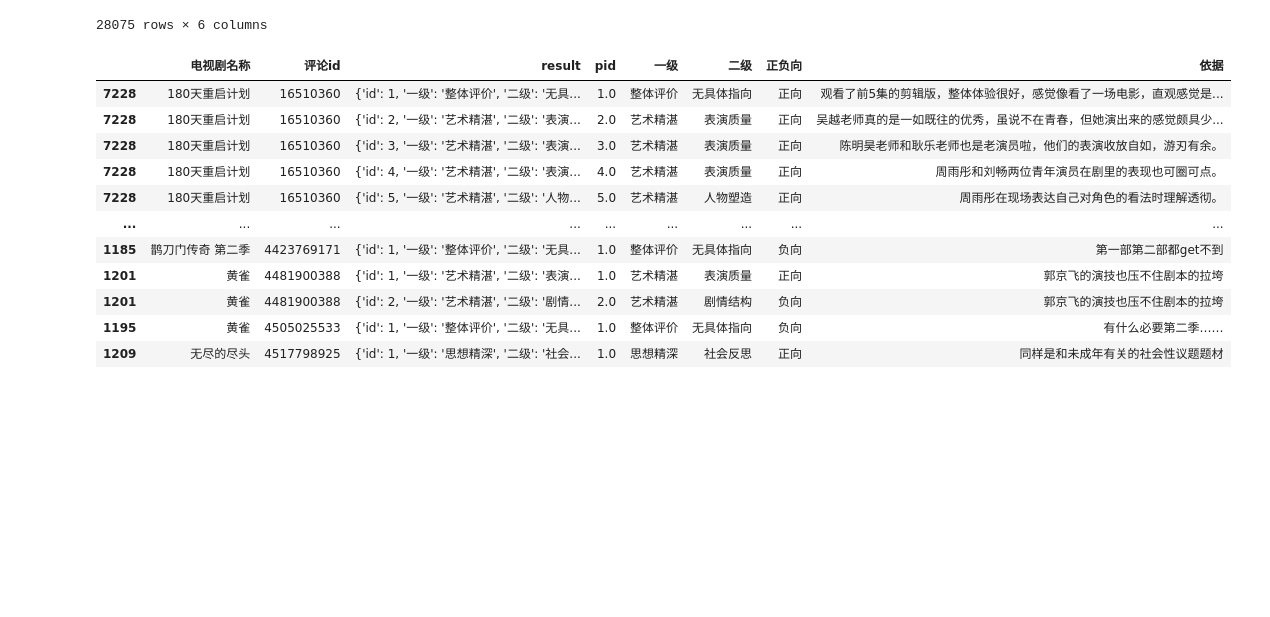
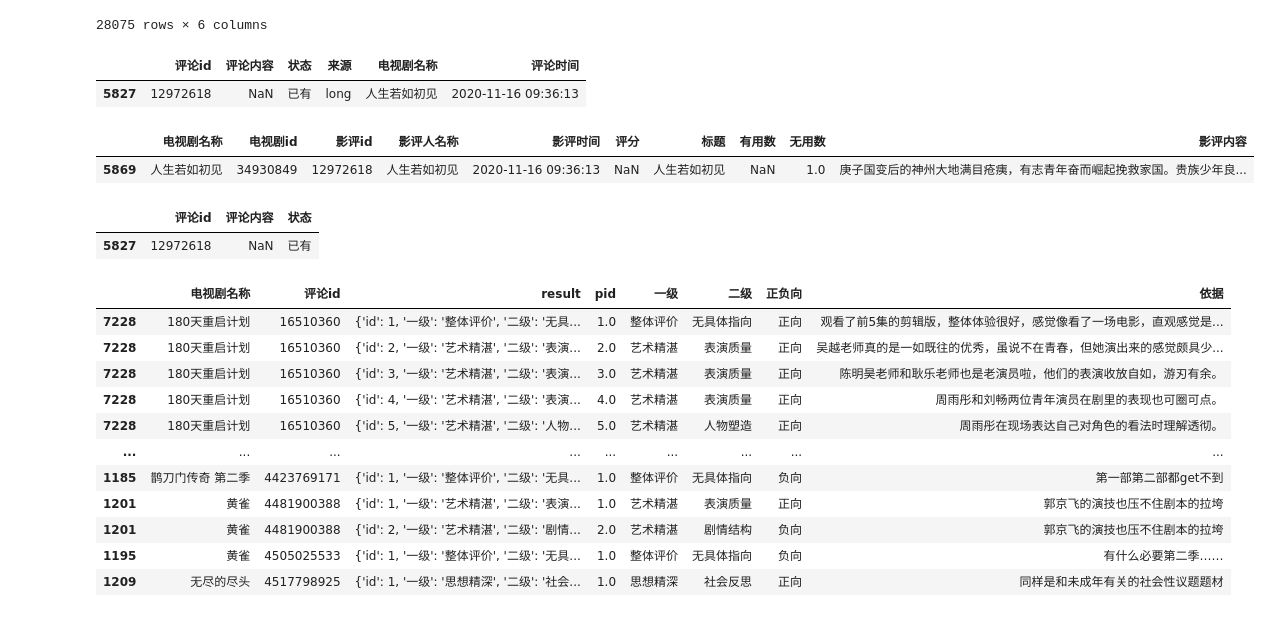
Before and after one commit to erloesen/ReviewEvaluation, a Jupyter notebook: 评论清洗.ipynb, the cells around one changed output. Saved outputs shown, nothing was run; the diff lists cells and outputs as text; code cells hidden in the pictures; blank space fills up the shorter version.

```diff
--- a/评论清洗.ipynb
+++ b/评论清洗.ipynb
@@ -688,6 +688,22 @@ short 6655
 | 6653 | 4446990806 | 其实很多地方都可以结束，可是这样结束不是拿个石头锤自己的脚吗？ | 新增 | short | 无所畏惧之永不放弃 | 2025-02-13 02:46:03 |
 | 6654 | 4495767404 | 热依扎王阳的搞笑律师职业剧 | 新增 | short | 无所畏惧之永不放弃 | 2025-04-01 21:39:49 |
 28075 rows × 6 columns
+# %%
+rdf[rdf['评论id']=='12972618']
+# %% [output]
+|  | 评论id | 评论内容 | 状态 | 来源 | 电视剧名称 | 评论时间 |
+| 5827 | 12972618 | NaN | 已有 | long | 人生若如初见 | 2020-11-16 09:36:13 |
+# %%
+long[long['影评id']==12972618]
+# %% [output]
+|  | 电视剧名称 | 电视剧id | 影评id | 影评人名称 | 影评时间 | 评分 | 标题 | 有用数 | 无用数 | 影评内容 |
+| 5869 | 人生若如初见 | 34930849 | 12972618 | 人生若如初见 | 2020-11-16 09:36:13 | NaN | 人生若如初见 | NaN | 1.0 | 庚子国变后的神州大地满目疮痍，有志青年奋而崛起挽救家国。贵族少年良... |
+# %%
+temp = pd.read_csv('./clean/long_fix.csv')
+temp[temp['评论id']==12972618]
+# %% [output]
+|  | 评论id | 评论内容 | 状态 |
+| 5827 | 12972618 | NaN | 已有 |
 # %%
 rdf.to_csv('./clean/total_reviews.csv', index=False, encoding='utf-8-sig')
 # %%
```
Also changed, not shown: 30 other files.
